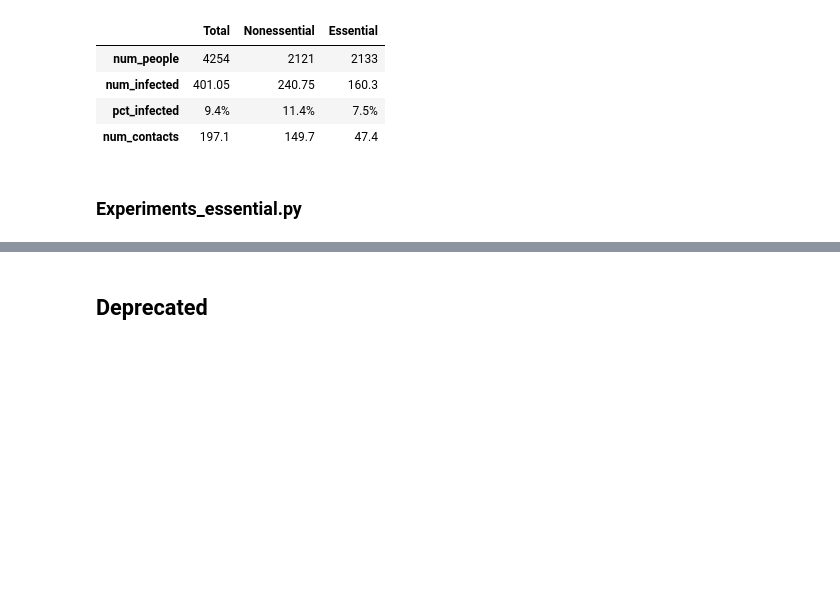
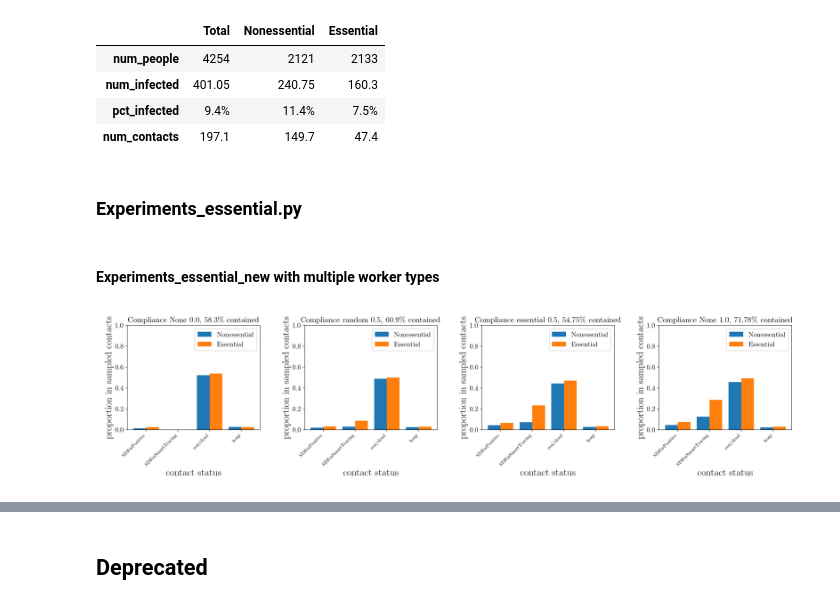
Before and after one commit to stanfordfuturebay/simulator, a Jupyter notebook: sim/Plot.ipynb, the cells around one changed output, grey strips where cells are left out. Cells and saved outputs as stored; diff of their text form; code cells hidden in the pictures; blank space fills up the shorter version.

Commit message:
add worker_types to ParallelSummary and add plotting functions for multiple worker types

```diff
--- a/sim/Plot.ipynb
+++ b/sim/Plot.ipynb
@@ -348,3 +348,73 @@ plotter.compare_total_infections(
 for summ in summaries_list:
     df = make_summary_df(summ)
     display(df)
+# %% [markdown]
+#### Experiments_essential_new with multiple worker types
+# %%
+# Plot results of experiments_essential.py
+'''
+(0) 0: SocialDistancingForAllMeasure`
+(1) 1: SocialDistancingForPositiveMeasure
+(2) 2: SocialDistancingByAgeMeasure`
+(3) 3: SocialDistancingForSmartTracing
+(4) 4: SocialDistancingForKGroups`
+(5) 5: UpperBoundCasesSocialDistancing`
+(6) 'resi/dead'
+(7) 'hosp'
+(8) 'site_measures'
+(9) not contained
+'''
+measures = np.array(['SDForAll', 'SDForPositive', 'SDByAge', 'SDForSmartTracing','SDForKGroups','UpperBound','resi/dead','hosp','site_measures','not contained'])
+
+import matplotlib.pyplot as plt
+p_compliance = [0.0, 0.5]
+measures_deployed = [1,3,6,7]
+summaries_ = load_summary('summaries_r54.pk')
+
+f,axs = plt.subplots(1,4,figsize = (20,5))
+for j, (policy,p) in enumerate([('None',0.0),('random',0.5),('essential',0.5),('None',1.0)]):
+    summary = summaries_[(policy,p)]
+    essential_counts = np.zeros((10,))
+    essential_num_contacts = 0
+    nonessential_counts = np.zeros((10,))
+    nonessential_num_contacts = 0
+    for r in range(summary.random_repeats):
+        for contact in summary.mob[r]:
+            if (summary.essential_workers[0][contact.indiv_j]==True):
+                essential_num_contacts += 1
+                counts = essential_counts
+            else:
+                nonessential_num_contacts += 1
+                counts = nonessential_counts
+
+            if (not contact.data['i_contained']) and (not contact.data['j_contained'] ):
+                counts[9] += 1
+            else:
+                for i in range(6):
+                    if (i in contact.data['i_contained_by']) or (i in contact.data['j_contained_by']):
+                        counts[i] += 1
+                if ('resi/dead' in contact.data['i_contained_by']) or ('resi/dead' in contact.data['j_contained_by']):
+                    counts[6] += 1
+                if ('hosp' in contact.data['i_contained_by']) or ('hosp' in contact.data['j_contained_by']):
+                    counts[7] += 1
+                if ('site_measures' in contact.data['i_contained_by']) or ('site_measures' in contact.data['j_contained_by']):
+                    counts[8] += 1
+
+    essential_counts /= essential_num_contacts
+    nonessential_counts /= nonessential_num_contacts
+    width = 0.4
+    xticks = np.arange(1,len(measures_deployed)+1)
+    axs[j].bar(xticks-0.2,nonessential_counts[measures_deployed],width=width, label='Nonessential')
+    axs[j].bar(xticks+0.2,essential_counts[measures_deployed],width=width, label='Essential')
+    axs[j].set_title('Compliance '+policy+' '+str(p)+', '+ str(round((1-counts[9])*100,2))+'\% contained')
+    axs[j].set_xlabel('contact status',fontsize = 20)
+    axs[j].set_ylabel('proportion in sampled contacts',fontsize = 20)
+    axs[j].set_xticks(range(1,len(measures_deployed)+1))
+    axs[j].set_xticklabels(measures[measures_deployed],rotation=45,ha='right',fontsize=10)
+    axs[j].set_ylim(0,1.0)
+    axs[j].legend()
+plt.tight_layout()
+#plt.savefig('plots/contact_details.png',dpi=300)
+plt.show()
+# %% [output]
+[figure, added]
```
Also changed, not shown: parts of 2 cells of this notebook, 2 other files.
